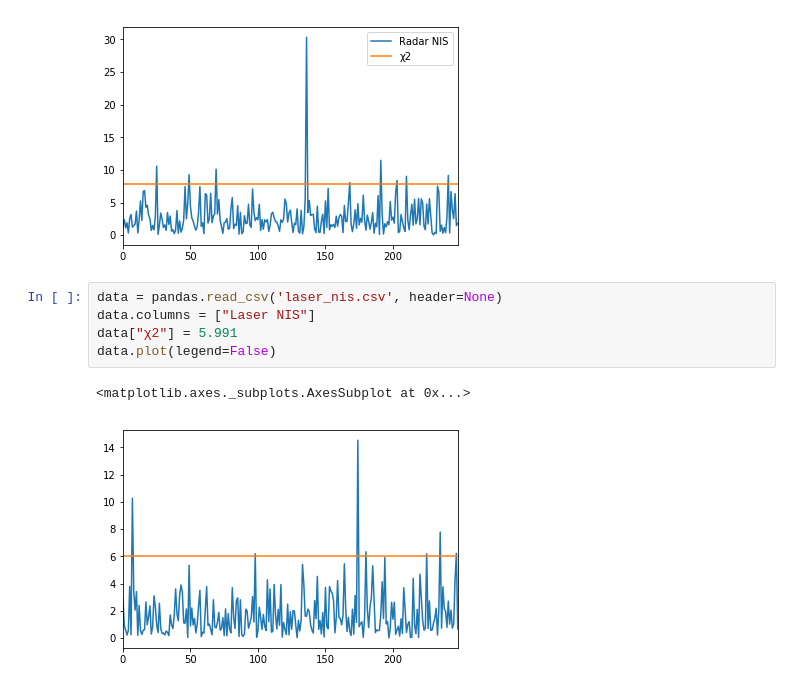
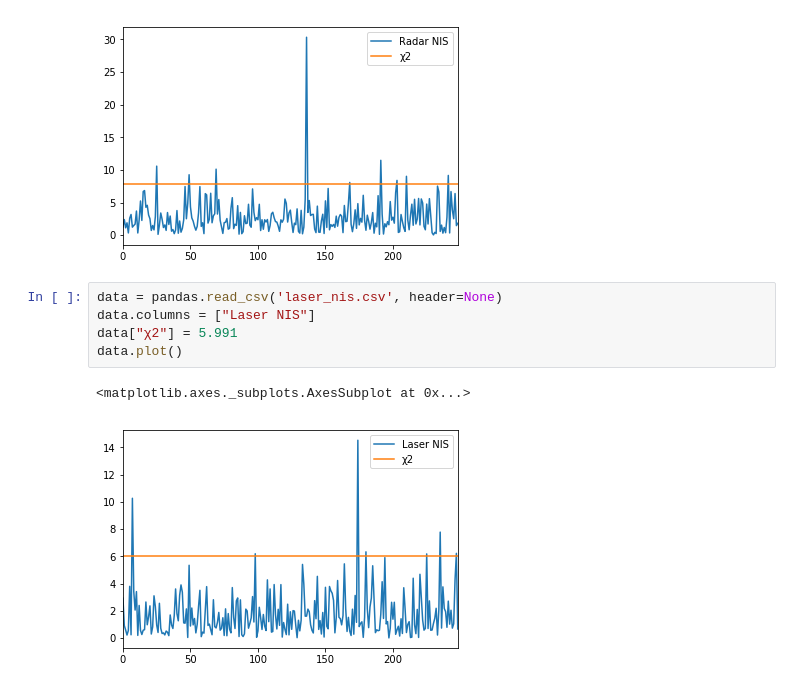
Before and after one commit to gardenermike/unscented-kalman-filter, a Jupyter notebook: NIS plots.ipynb, the cells around one changed output. Cells and saved outputs as stored; diff of their text form.

Commit message:
Add legend to laser plot

```diff
--- a/NIS plots.ipynb
+++ b/NIS plots.ipynb
@@ -13,8 +13,8 @@ ax = data.plot()
 # %%
 data = pandas.read_csv('laser_nis.csv', header=None)
 data.columns = ["Laser NIS"]
 data["χ2"] = 5.991
-data.plot(legend=False)
+data.plot()
 # %% [output]
 <matplotlib.axes._subplots.AxesSubplot at 0x...>
-[figure, old version]
+[figure, new version]
```
Also changed, not shown: 1 other file.
